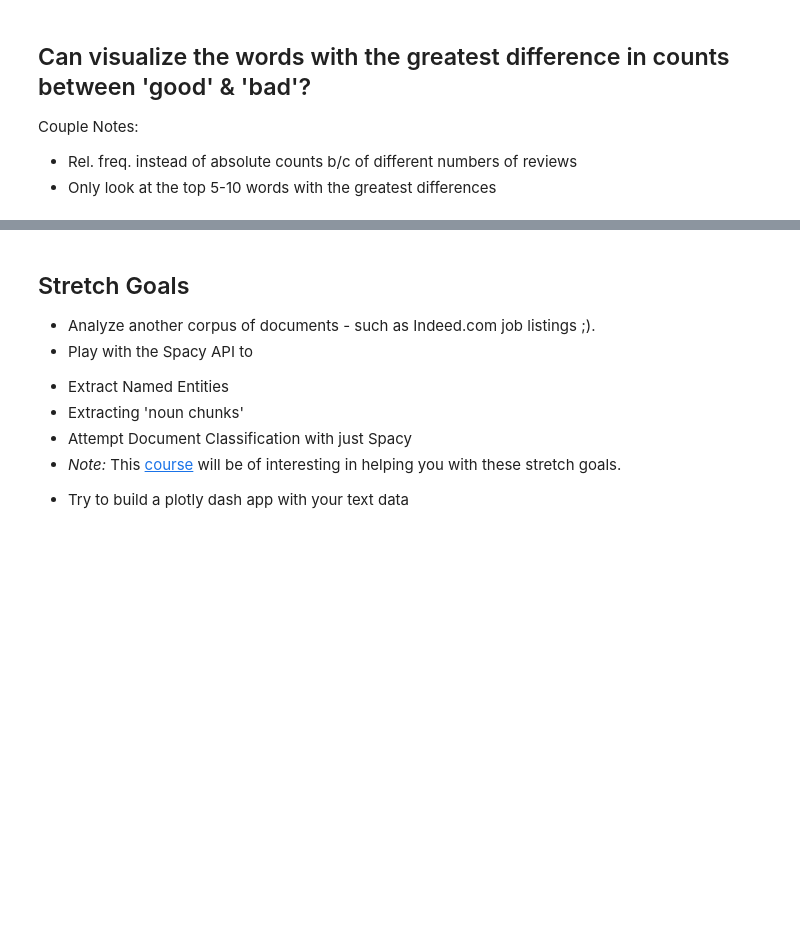
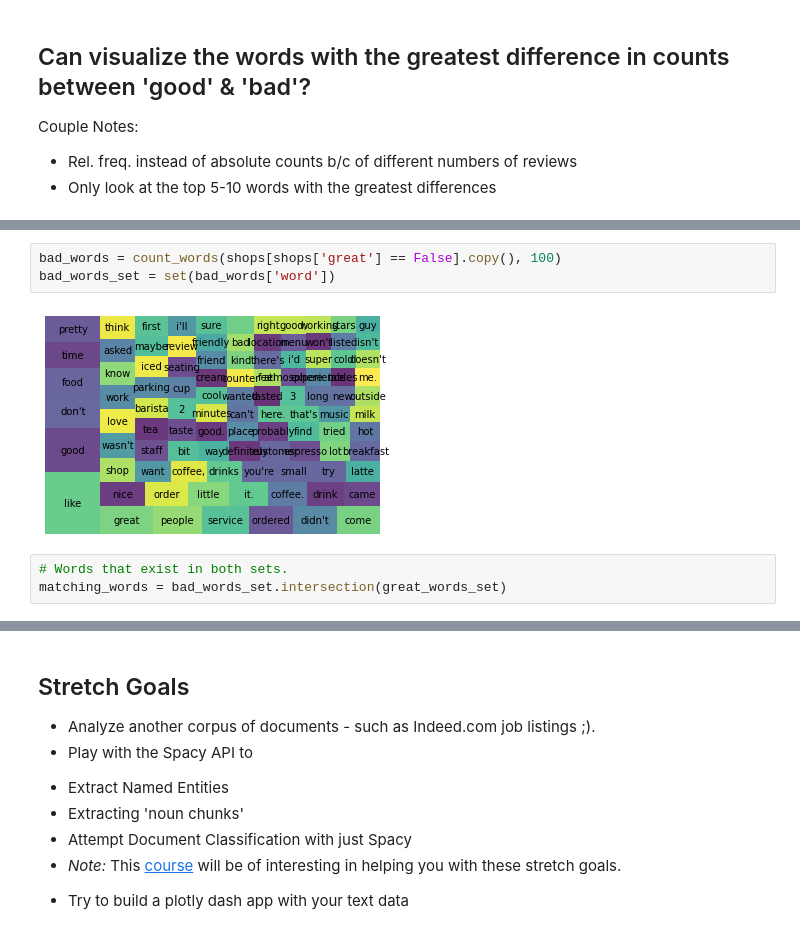
Before and after one commit to ErikSeguinte/DS-Unit-4-Sprint-1-NLP, a Jupyter notebook: module1-text-data/LS_DS_411_Text_Data_Assignment.ipynb, the cells around one changed output, grey strips where cells are left out. Drawn from its saved outputs; the diff is of its cells as text; blank space fills up the shorter version.

```diff
--- a/module1-text-data/LS_DS_411_Text_Data_Assignment.ipynb
+++ b/module1-text-data/LS_DS_411_Text_Data_Assignment.ipynb
@@ -297,0 +303,8 @@ great: False
+# %%
+bad_words = count_words(shops[shops['great'] == False].copy(), 100)
+bad_words_set = set(bad_words['word'])
+# %% [output]
+[figure, added]
+# %%
+# Words that exist in both sets.
+matching_words = bad_words_set.intersection(great_words_set)
```
Also changed, not shown: parts of 9 cells of this notebook.
